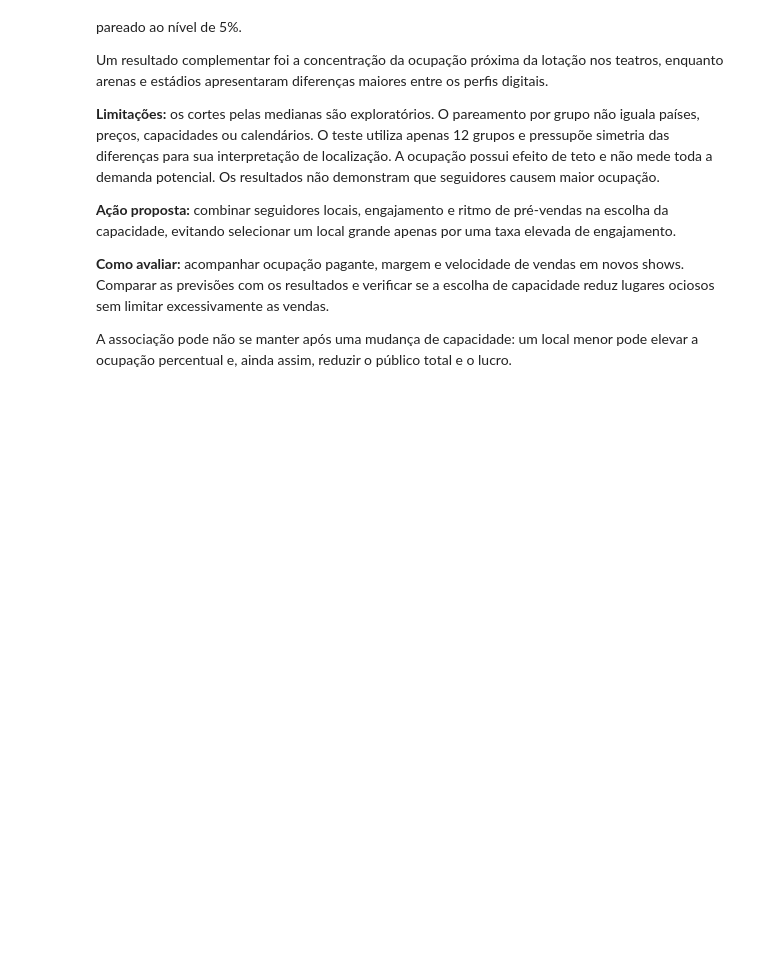
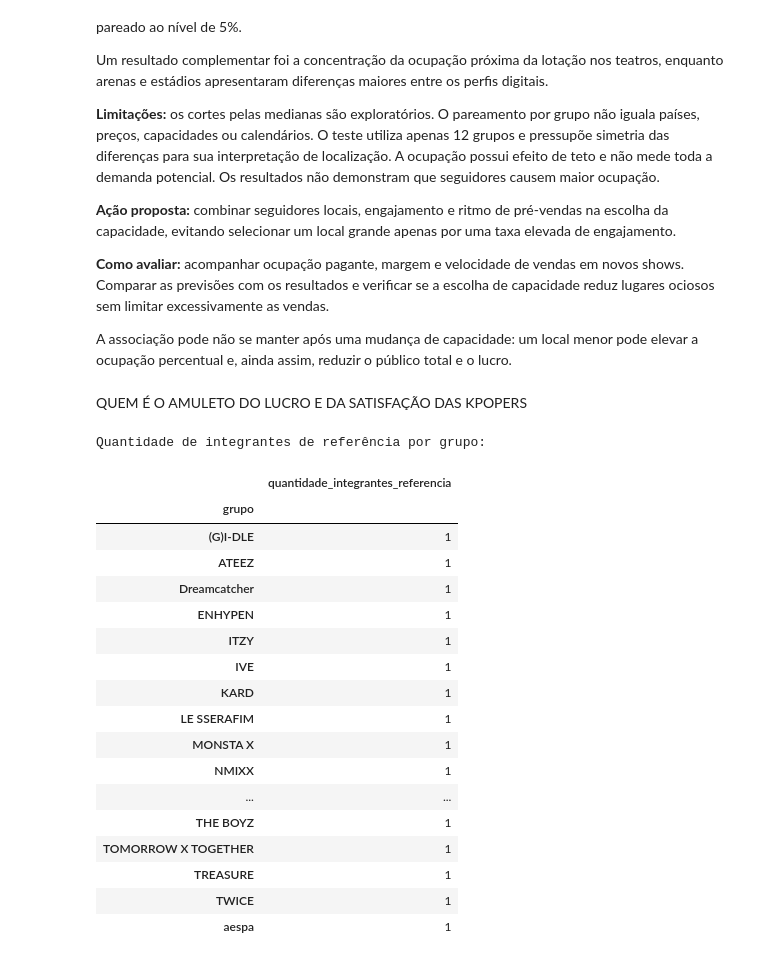
Before and after one commit to 2anoFIAP/AED-KPOP-CP-DATASCIENCE, a Jupyter notebook: CP_AED.ipynb, the cells around one changed output. Drawn from its saved outputs; the diff is of its cells as text; code cells hidden in the pictures; blank space fills up the shorter version.

```diff
--- a/CP_AED.ipynb
+++ b/CP_AED.ipynb
@@ -1360,3 +1360,33 @@ sem limitar excessivamente as vendas.
 A associação pode não se manter após uma mudança de capacidade:
 um local menor pode elevar a ocupação percentual e, ainda assim,
 reduzir o público total e o lucro.
+# %% [markdown]
+QUEM É O AMULETO DO LUCRO E DA SATISFAÇÃO DAS KPOPERS
+# %%
+print("Quantidade de integrantes de referência por grupo:")
+display(
+    df.groupby("grupo")["integrante_referencia"]
+    .nunique()
+    .sort_values(ascending=False)
+    .to_frame("quantidade_integrantes_referencia")
+)
+# %% [output]
+Quantidade de integrantes de referência por grupo:
+|  | quantidade_integrantes_referencia |
+| grupo |  |
+| (G)I-DLE | 1 |
+| ATEEZ | 1 |
+| Dreamcatcher | 1 |
+| ENHYPEN | 1 |
+| ITZY | 1 |
+| IVE | 1 |
+| KARD | 1 |
+| LE SSERAFIM | 1 |
+| MONSTA X | 1 |
+| NMIXX | 1 |
+| ... | ... |
+| THE BOYZ | 1 |
+| TOMORROW X TOGETHER | 1 |
+| TREASURE | 1 |
+| TWICE | 1 |
+| aespa | 1 |
```
Also changed, not shown: parts of 3 cells of this notebook.
